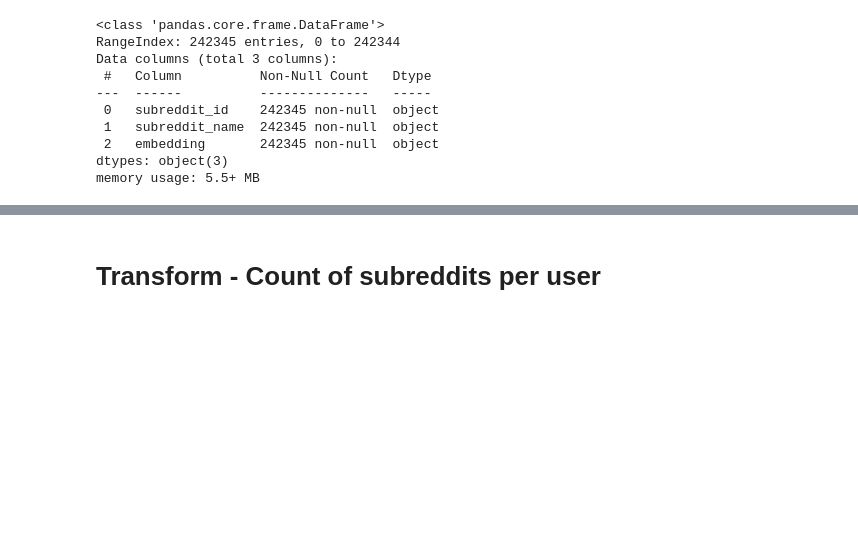
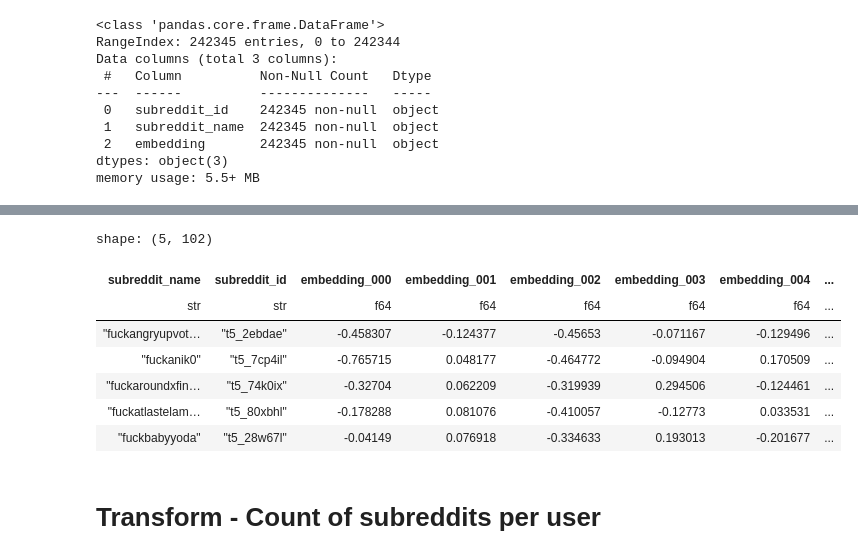
Before and after one commit to nazanin-zinouri/subclu, a Jupyter notebook: notebooks/pn_modeling/djb_01.00-2023-04-07-user_embeddings_agg_testing.ipynb, the cells around one changed output, grey strips where cells are left out. Cells and saved outputs as stored; diff of their text form; code cells hidden in the pictures; blank space fills up the shorter version.

Commit message:
Finalize notebook testing user-embedding aggregation

```diff
--- a/notebooks/pn_modeling/djb_01.00-2023-04-07-user_embeddings_agg_testing.ipynb
+++ b/notebooks/pn_modeling/djb_01.00-2023-04-07-user_embeddings_agg_testing.ipynb
@@ -237,0 +334,28 @@ df_sub_emb.head()
+# %%
+%%time
+embedding_col_prefix = 'embedding_'
+
+dfp_sub_emb_wide = (
+    pl.DataFrame(df_sub_emb)
+    .select(
+        pl.struct(['subreddit_id', 'subreddit_name', 'embedding'])
+        .apply(
+            lambda x: reshape_embeddings_for_df(
+                subreddit_name=x['subreddit_name'],
+                subreddit_id=x['subreddit_id'],
+                embeddings=x['embedding'],
+                embedding_col_prefix=embedding_col_prefix,
+            )
+        )
+        .alias('subreddit_emb_expanded')
+    )
+    ['subreddit_emb_expanded']
+    .struct.unnest()
+)
+
+dfp_sub_emb_wide = dfp_sub_emb_wide[reorder_array(['subreddit_name', 'subreddit_id'], dfp_sub_emb_wide.columns)]
+
+l_emb_cols = [c_ for c_ in dfp_sub_emb_wide.columns if c_.startswith(embedding_col_prefix)]
+print(len(l_emb_cols))
+
+print(dfp_sub_emb_wide.shape)
@@ -238,3 +367,14 @@ df_sub_emb.head()
+# %%
+dfp_sub_emb_wide.head()
+# %% [output]
+shape: (5, 102)
+| subreddit_name | subreddit_id | embedding_000 | embedding_001 | embedding_002 | embedding_003 | embedding_004 | ... |
+| str | str | f64 | f64 | f64 | f64 | f64 | ... |
+| "fuckangryupvot… | "t5_2ebdae" | -0.458307 | -0.124377 | -0.45653 | -0.071167 | -0.129496 | ... |
+| "fuckanik0" | "t5_7cp4il" | -0.765715 | 0.048177 | -0.464772 | -0.094904 | 0.170509 | ... |
+| "fuckaroundxfin… | "t5_74k0ix" | -0.32704 | 0.062209 | -0.319939 | 0.294506 | -0.124461 | ... |
+| "fuckatlastelam… | "t5_80xbhl" | -0.178288 | 0.081076 | -0.410057 | -0.12773 | 0.033531 | ... |
+| "fuckbabyyoda" | "t5_28w67l" | -0.04149 | 0.076918 | -0.334633 | 0.193013 | -0.201677 | ... |
 # %% [markdown]
 # Transform - Count of subreddits per user
 # %%
```
Also changed, not shown: parts of 28 cells of this notebook.
